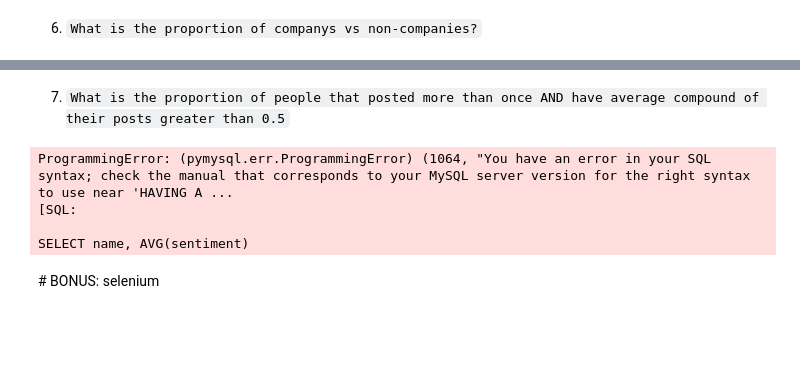
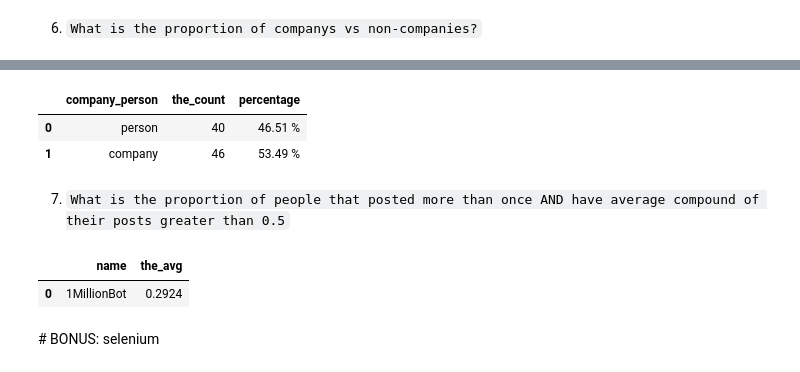
Before and after one commit to Ironhack-data-bcn-january-2024/lectures, a Jupyter notebook: week-6/01. Selenium.ipynb, the cells around one changed output, grey strips where cells are left out. Cells and saved outputs as stored; diff of their text form; code cells hidden in the pictures; blank space fills up the shorter version.

```diff
--- a/week-6/01. Selenium.ipynb
+++ b/week-6/01. Selenium.ipynb
@@ -665,3 +645,23 @@ pd.read_sql_query(query, engine)
+# %%
+# company_person
+
+query = """
+WITH new_table AS (
+    SELECT company_person,
+    COUNT(company_person) as the_count
+    FROM posts
+    GROUP BY company_person)
+
+SELECT company_person,
+        the_count,
+        CONCAT(ROUND((the_count / (SELECT sum(the_count) from new_table)) * 100, 2), " %%") as percentage
+    from new_table;
+"""
+pd.read_sql_query(query, engine)
+# %% [output]
+|  | company_person | the_count | percentage |
+| 0 | person | 40 | 46.51 % |
+| 1 | company | 46 | 53.49 % |
 # %% [markdown]
 7. `What is the proportion of people that posted more than once AND have average compound of their posts greater than 0.5`
 # %%
@@ -671,20 +671,3 @@ pd.read_sql_query(query, engine)
 # avg compount of THEIR posts > 0.5
 
 # popular & positive
-# %%
-query = """
-
-SELECT name, AVG(sentiment)
-FROM posts
-GROUP BY name,
-HAVING COUNT(name) > 1
-AND HAVING AVG(sentiment) > 0.5;
-"""
-
-
-pd.read_sql_query(query, engine)
-# %% [output]
-ProgrammingError: (pymysql.err.ProgrammingError) (1064, "You have an error in your SQL syntax; check the manual that corresponds to your MySQL server version for the right syntax to use near 'HAVING A ...
-[SQL:
-
-SELECT name, AVG(sentiment)
@@ -690,0 +685,17 @@ SELECT name, AVG(sentiment)
+# %%
+query = """
+
+WITH popular as (
+        SELECT name, AVG(sentiment) as the_avg
+        FROM posts
+        GROUP BY name
+        HAVING COUNT(name) > 1)
+
+SELECT * FROM popular
+WHERE the_avg > 0.1;
+"""
+
+pd.read_sql_query(query, engine)
+# %% [output]
+|  | name | the_avg |
+| 0 | 1MillionBot | 0.2924 |
```
Also changed, not shown: parts of 85 cells of this notebook.
